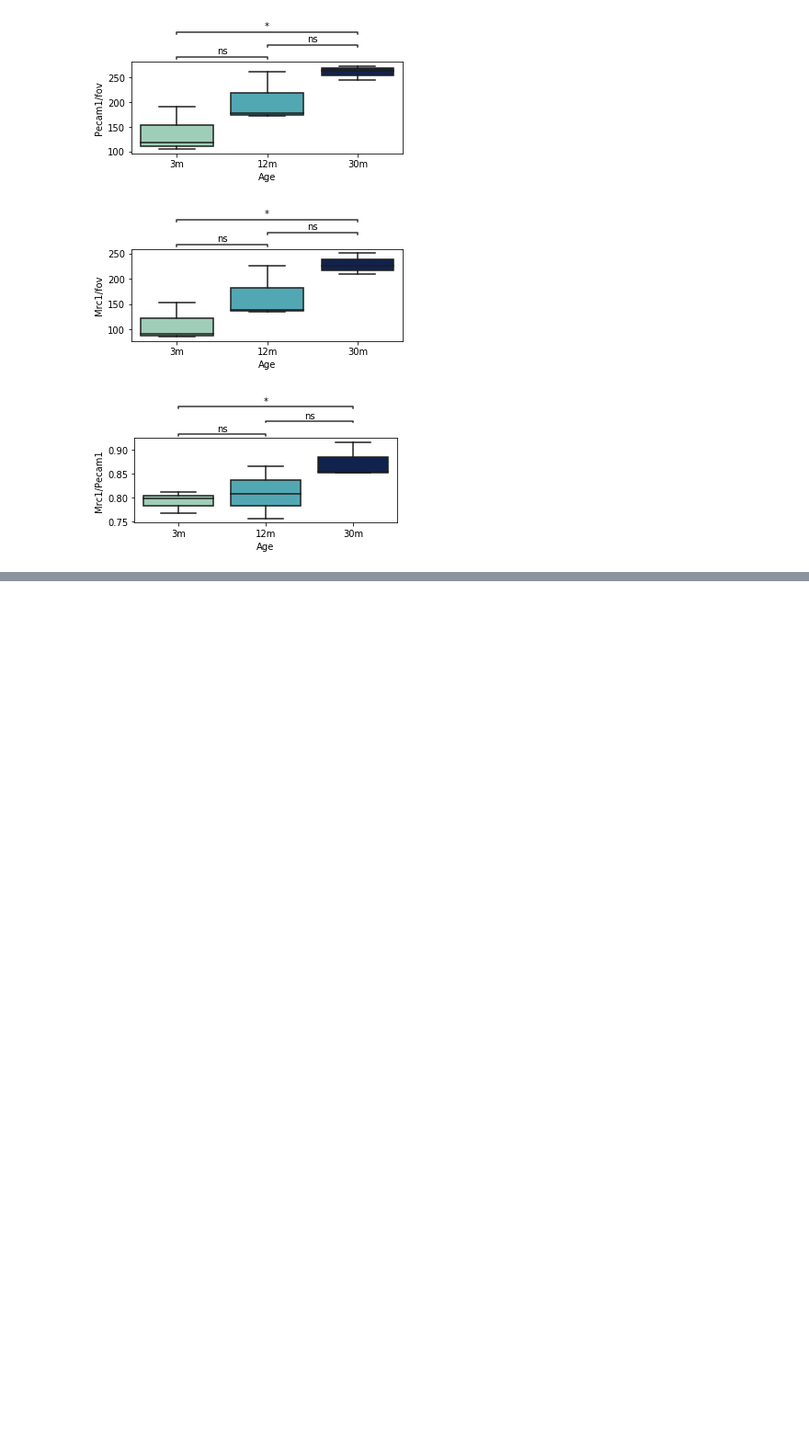
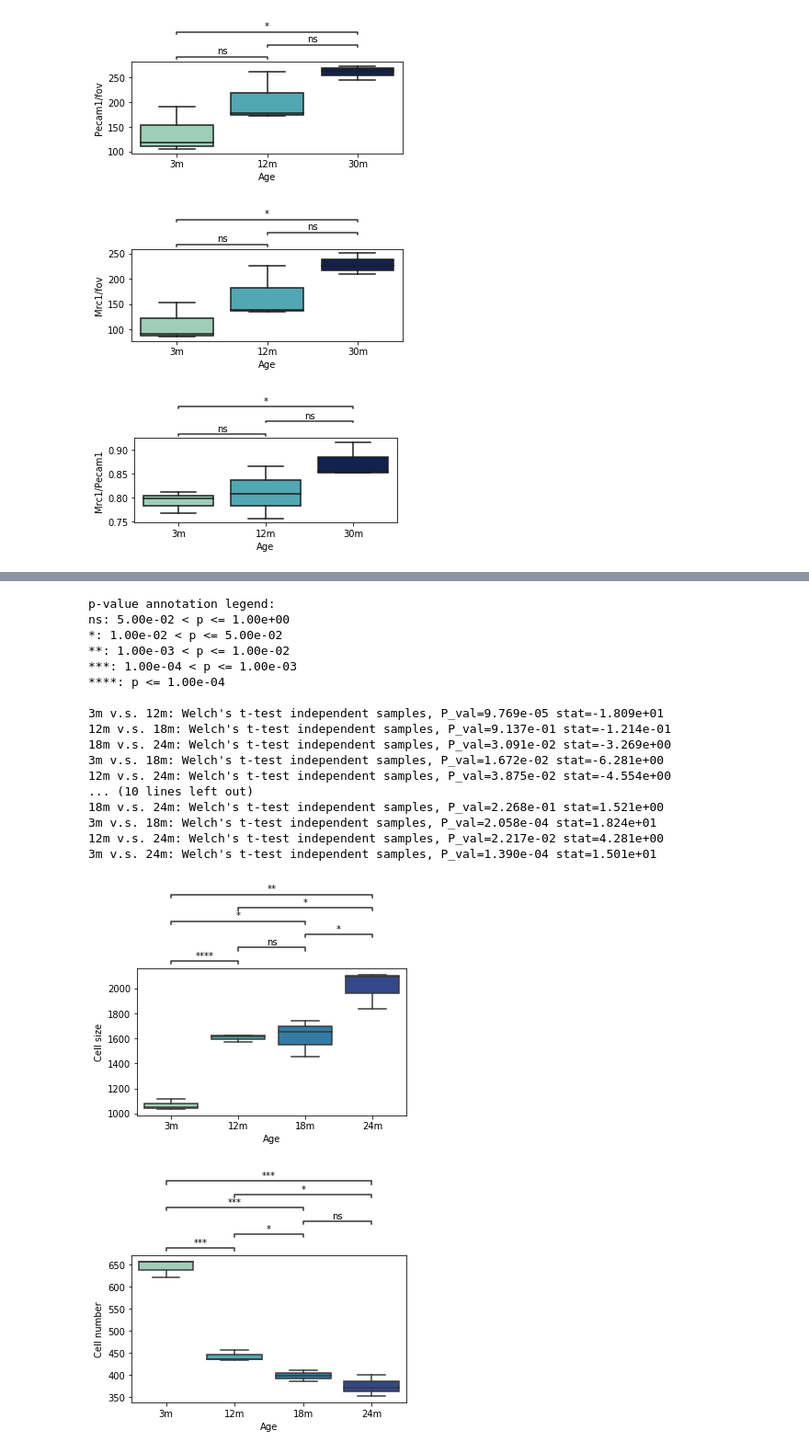
Before and after one commit to czbiohub-sf/tabula-muris-senis, a Jupyter notebook: 1_tabula_muris_senis/12_figure_2/FigED5.ipynb, the cells around one changed output, grey strips where cells are left out. Shown at 92% size. Cells and saved outputs as stored; diff of their text form; code cells hidden in the pictures; blank space fills up the shorter version.

```diff
--- a/1_tabula_muris_senis/12_figure_2/FigED5.ipynb
+++ b/1_tabula_muris_senis/12_figure_2/FigED5.ipynb
@@ -67,7 +67,7 @@ def plot_colortable(colors, title, sort_colors=True, emptycols=0):
 
 
 def age_color_dict():
-    ages = ['1m','3m','12m','21m','24m','30m']
+    ages = ['1m','3m','12m','18m','24m','30m']
 
     import matplotlib.colors as pltcolors
 
@@ -308,0 +313,4 @@ ns: 5.00e-02 < p <= 1.00e+00
+# %%
+hepa = pd.read_csv('./hepatocyte_insitu.csv')
+hepa = hepa.drop('Unnamed: 4', axis=1)
+hepa
@@ -308,0 +331,38 @@ ns: 5.00e-02 < p <= 1.00e+00
+# %%
+plt.figure(figsize=(5, 5))
+g = sns.boxplot(data = hepa, order = ['3m','12m','18m','24m'],
+           x = 'Age', y='Cell size', palette=age_color_dict)
+add_stat_annotation(g,data=hepa, x = 'Age', y='Cell size', order = ['3m','12m','18m','24m'],
+                        box_pairs=[('3m','12m'),('3m','18m'),('3m','24m'),('12m','18m'),('12m','24m'),('18m','24m')],
+                        test='t-test_welch', loc='outside', verbose=2, text_format='star')
+plt.tight_layout()
+plt.savefig('./Hepa_validation_cell_size.pdf')
+
+plt.figure(figsize=(5, 5))
+h = sns.boxplot(data = hepa, order = ['3m','12m','18m','24m'],
+           x = 'Age', y='Cell number', palette=age_color_dict)
+add_stat_annotation(h,data=hepa, x = 'Age', y='Cell number', order = ['3m','12m','18m','24m'],
+                        box_pairs=[('3m','12m'),('3m','18m'),('3m','24m'),('12m','18m'),('12m','24m'),('18m','24m')],
+                        test='t-test_welch', loc='outside', verbose=2, text_format='star')
+plt.tight_layout()
+plt.savefig('./Hepa_validation_cell_number.pdf')
+# %% [output]
+p-value annotation legend:
+ns: 5.00e-02 < p <= 1.00e+00
+*: 1.00e-02 < p <= 5.00e-02
+**: 1.00e-03 < p <= 1.00e-02
+***: 1.00e-04 < p <= 1.00e-03
+****: p <= 1.00e-04
+
+3m v.s. 12m: Welch's t-test independent samples, P_val=9.769e-05 stat=-1.809e+01
+12m v.s. 18m: Welch's t-test independent samples, P_val=9.137e-01 stat=-1.214e-01
+18m v.s. 24m: Welch's t-test independent samples, P_val=3.091e-02 stat=-3.269e+00
+3m v.s. 18m: Welch's t-test independent samples, P_val=1.672e-02 stat=-6.281e+00
+12m v.s. 24m: Welch's t-test independent samples, P_val=3.875e-02 stat=-4.554e+00
+... (10 lines left out)
+18m v.s. 24m: Welch's t-test independent samples, P_val=2.268e-01 stat=1.521e+00
+3m v.s. 18m: Welch's t-test independent samples, P_val=2.058e-04 stat=1.824e+01
+12m v.s. 24m: Welch's t-test independent samples, P_val=2.217e-02 stat=4.281e+00
+3m v.s. 24m: Welch's t-test independent samples, P_val=1.390e-04 stat=1.501e+01
+[figure, added]
+[figure, added]
```
Also changed, not shown: parts of 2 cells of this notebook, 5 other files.
